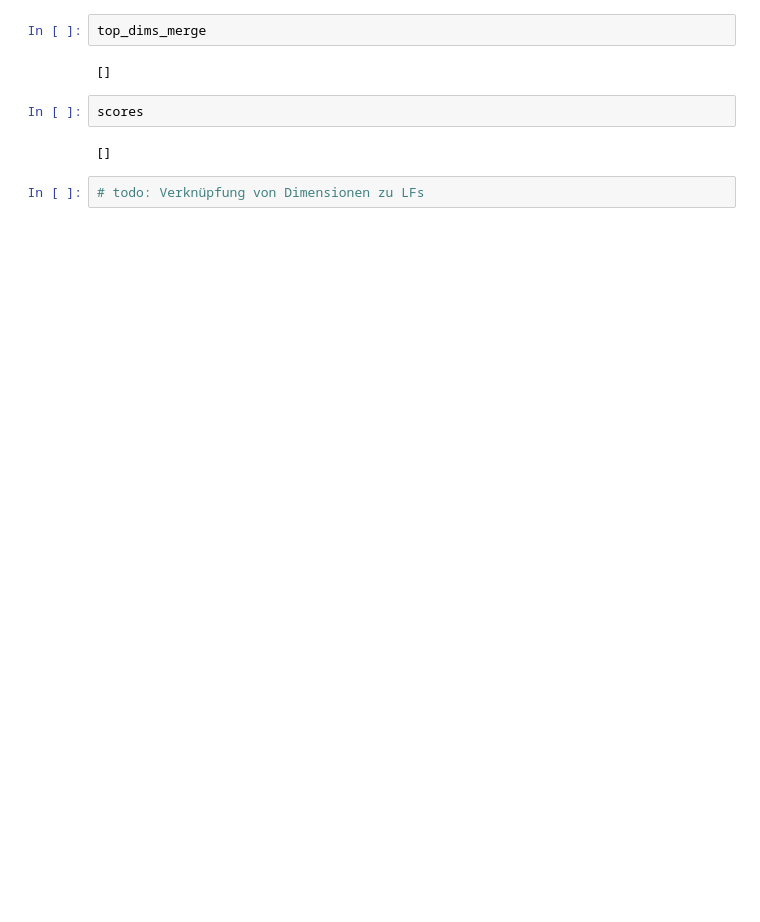
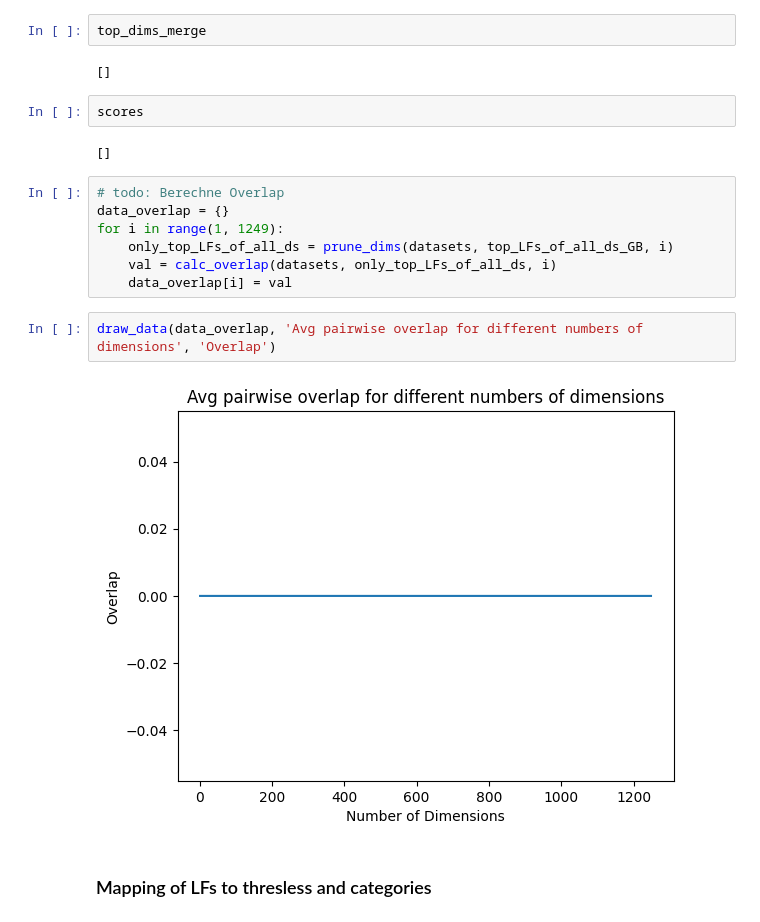
Before and after one commit to bjoernengelmann/BATS, a Jupyter notebook: workspace/sk_learn.ipynb, the cells around one changed output. Saved outputs shown, nothing was run; the diff lists cells and outputs as text; blank space fills up the shorter version.

```diff
--- a/workspace/sk_learn.ipynb
+++ b/workspace/sk_learn.ipynb
@@ -385,5 +467,16 @@ top_dims_merge
 scores
 # %% [output]
 []
-# %%
-# todo: Verknüpfung von Dimensionen zu LFs
+# %%
+# todo: Berechne Overlap
+data_overlap = {}
+for i in range(1, 1249):
+    only_top_LFs_of_all_ds = prune_dims(datasets, top_LFs_of_all_ds_GB, i)
+    val = calc_overlap(datasets, only_top_LFs_of_all_ds, i)
+    data_overlap[i] = val
+# %%
+draw_data(data_overlap, 'Avg pairwise overlap for different numbers of dimensions', 'Overlap')
+# %% [output]
+[figure, added]
+# %% [markdown]
+### Mapping of LFs to thresless and categories
```
Also changed, not shown: parts of 22 cells of this notebook, 8 other files.
